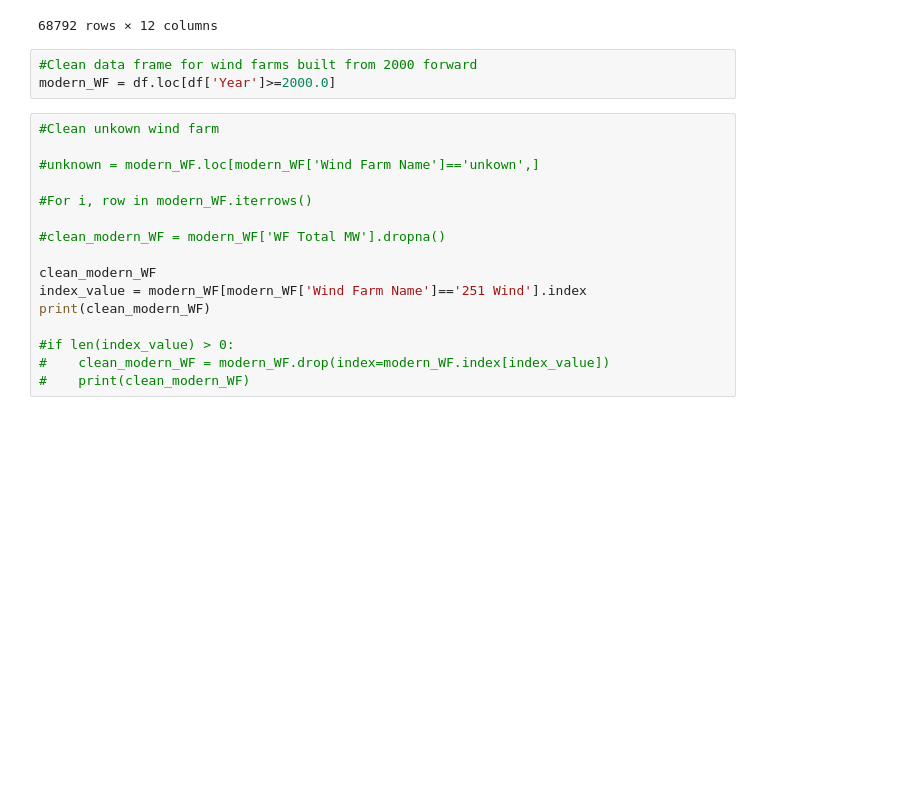
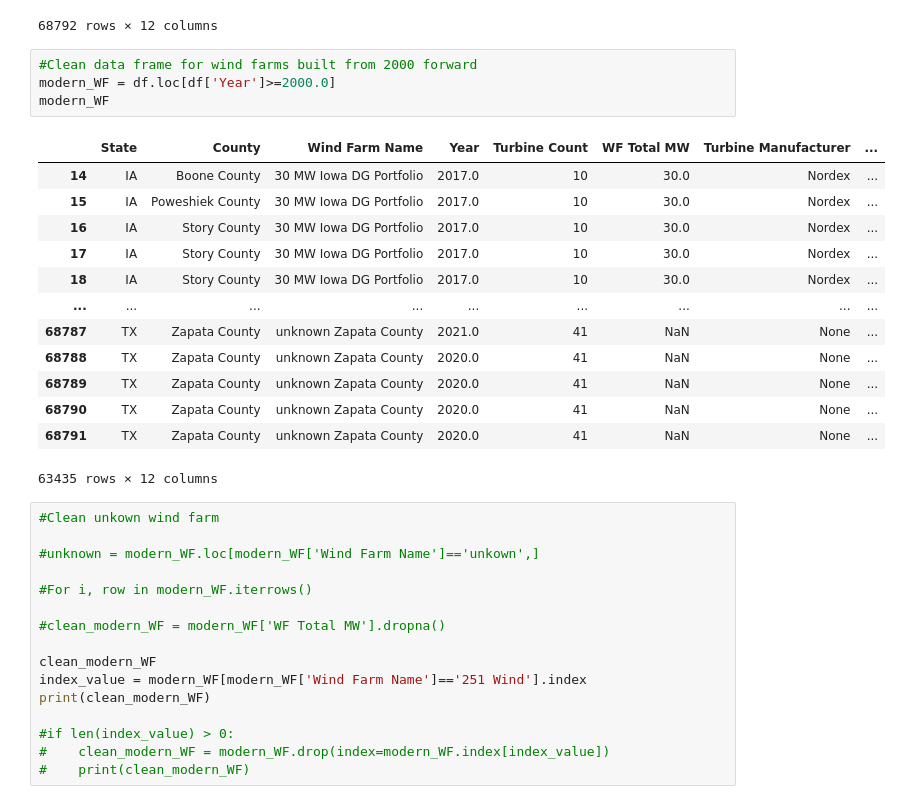
Before and after one commit to cjengleson/Project-1-Repo, a Jupyter notebook: WindFarms.ipynb, the cells around one changed output. Saved outputs shown, nothing was run; the diff lists cells and outputs as text; blank space fills up the shorter version.

```diff
--- a/WindFarms.ipynb
+++ b/WindFarms.ipynb
@@ -87,6 +87,21 @@ df
 # %%
 #Clean data frame for wind farms built from 2000 forward
 modern_WF = df.loc[df['Year']>=2000.0]
+modern_WF
+# %% [output]
+|  | State | County | Wind Farm Name | Year | Turbine Count | WF Total MW | Turbine Manufacturer | ... |
+| 14 | IA | Boone County | 30 MW Iowa DG Portfolio | 2017.0 | 10 | 30.0 | Nordex | ... |
+| 15 | IA | Poweshiek County | 30 MW Iowa DG Portfolio | 2017.0 | 10 | 30.0 | Nordex | ... |
+| 16 | IA | Story County | 30 MW Iowa DG Portfolio | 2017.0 | 10 | 30.0 | Nordex | ... |
+| 17 | IA | Story County | 30 MW Iowa DG Portfolio | 2017.0 | 10 | 30.0 | Nordex | ... |
+| 18 | IA | Story County | 30 MW Iowa DG Portfolio | 2017.0 | 10 | 30.0 | Nordex | ... |
+| ... | ... | ... | ... | ... | ... | ... | ... | ... |
+| 68787 | TX | Zapata County | unknown Zapata County | 2021.0 | 41 | NaN | None | ... |
+| 68788 | TX | Zapata County | unknown Zapata County | 2020.0 | 41 | NaN | None | ... |
+| 68789 | TX | Zapata County | unknown Zapata County | 2020.0 | 41 | NaN | None | ... |
+| 68790 | TX | Zapata County | unknown Zapata County | 2020.0 | 41 | NaN | None | ... |
+| 68791 | TX | Zapata County | unknown Zapata County | 2020.0 | 41 | NaN | None | ... |
+63435 rows × 12 columns
 # %%
 #Clean unkown wind farm
 
```
